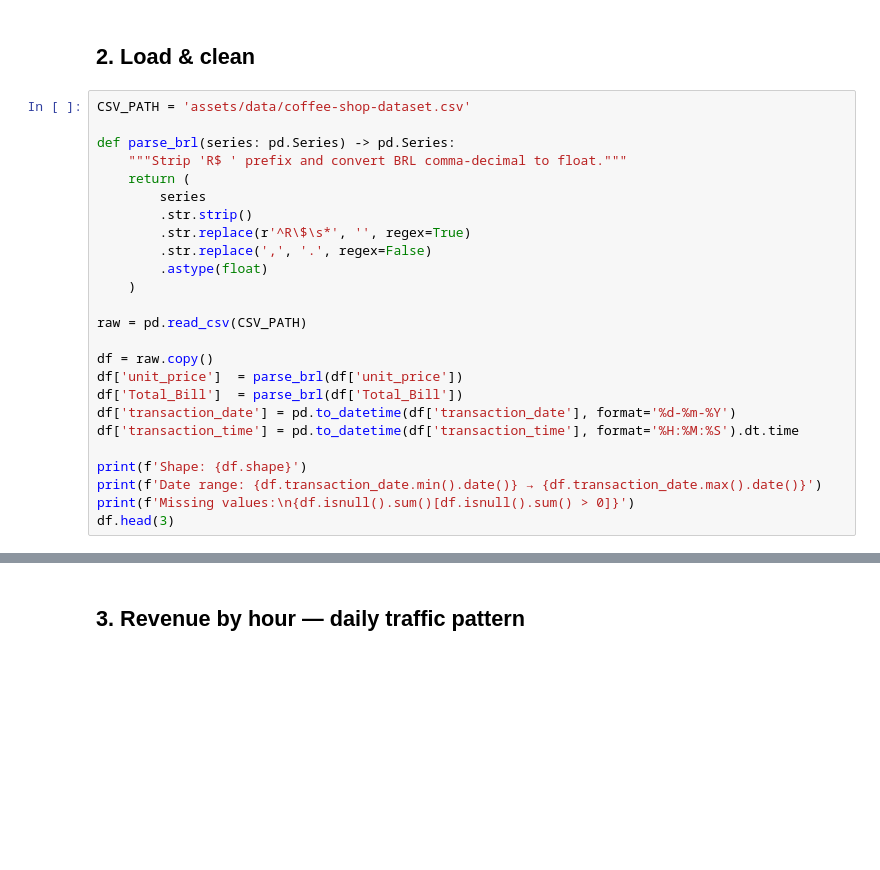
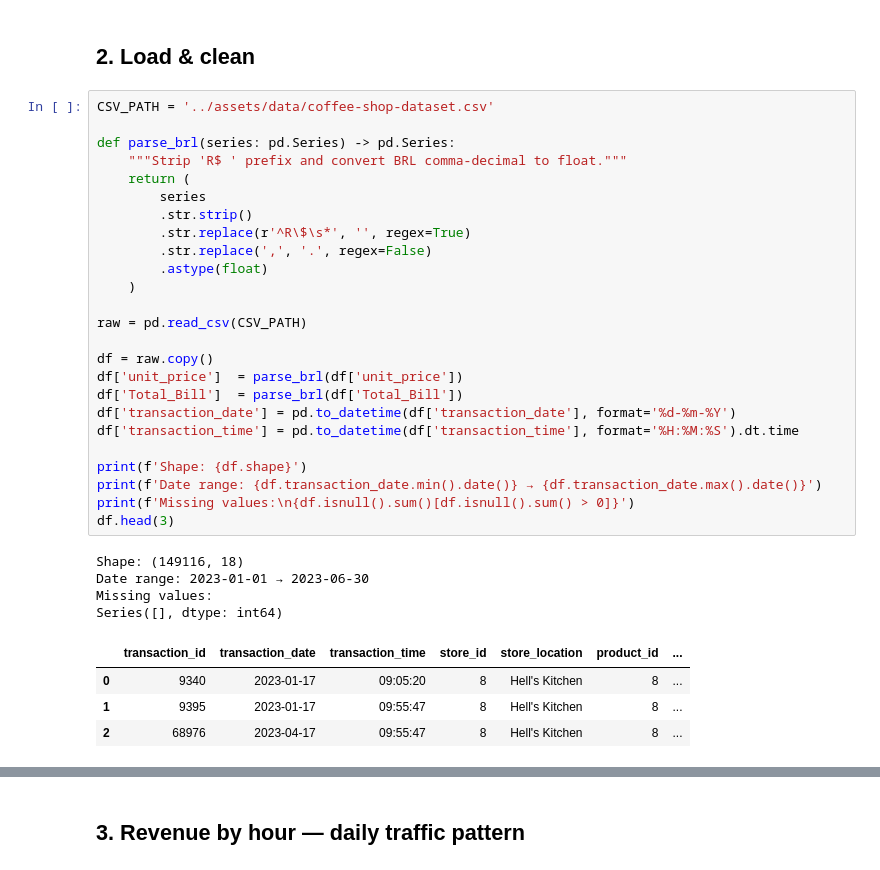
Before and after one commit to guigrandim/coffe_shopping, a Jupyter notebook: notebooks/analysis.ipynb, the cells around one changed output, grey strips where cells are left out. Drawn from its saved outputs; the diff is of its cells as text; blank space fills up the shorter version.

Commit message:
Fix CSV_PATH, Fix 7 savefig calls and remove duplicate summary cell

```diff
--- a/notebooks/analysis.ipynb
+++ b/notebooks/analysis.ipynb
@@ -24,30 +24,39 @@ sns.set_palette(PALETTE)
 # %% [markdown]
 ## 2. Load & clean
 # %%
-CSV_PATH = 'assets/data/coffee-shop-dataset.csv'
+CSV_PATH = '../assets/data/coffee-shop-dataset.csv'
 
 def parse_brl(series: pd.Series) -> pd.Series:
     """Strip 'R$ ' prefix and convert BRL comma-decimal to float."""
     return (
         series
         .str.strip()
         .str.replace(r'^R\$\s*', '', regex=True)
         .str.replace(',', '.', regex=False)
         .astype(float)
     )
 
 raw = pd.read_csv(CSV_PATH)
 
 df = raw.copy()
 df['unit_price']  = parse_brl(df['unit_price'])
 df['Total_Bill']  = parse_brl(df['Total_Bill'])
 df['transaction_date'] = pd.to_datetime(df['transaction_date'], format='%d-%m-%Y')
 df['transaction_time'] = pd.to_datetime(df['transaction_time'], format='%H:%M:%S').dt.time
 
 print(f'Shape: {df.shape}')
 print(f'Date range: {df.transaction_date.min().date()} → {df.transaction_date.max().date()}')
 print(f'Missing values:\n{df.isnull().sum()[df.isnull().sum() > 0]}')
 df.head(3)
+# %% [output]
+Shape: (149116, 18)
+Date range: 2023-01-01 → 2023-06-30
+Missing values:
+Series([], dtype: int64)
+|  | transaction_id | transaction_date | transaction_time | store_id | store_location | product_id | ... |
+| 0 | 9340 | 2023-01-17 | 09:05:20 | 8 | Hell's Kitchen | 8 | ... |
+| 1 | 9395 | 2023-01-17 | 09:55:47 | 8 | Hell's Kitchen | 8 | ... |
+| 2 | 68976 | 2023-04-17 | 09:55:47 | 8 | Hell's Kitchen | 8 | ... |
 # %%
 # Sanity check: Total_Bill ≈ transaction_qty × unit_price
 implied = (df.transaction_qty * df.unit_price).round(2)
```
Also changed, not shown: parts of 13 cells of this notebook.
